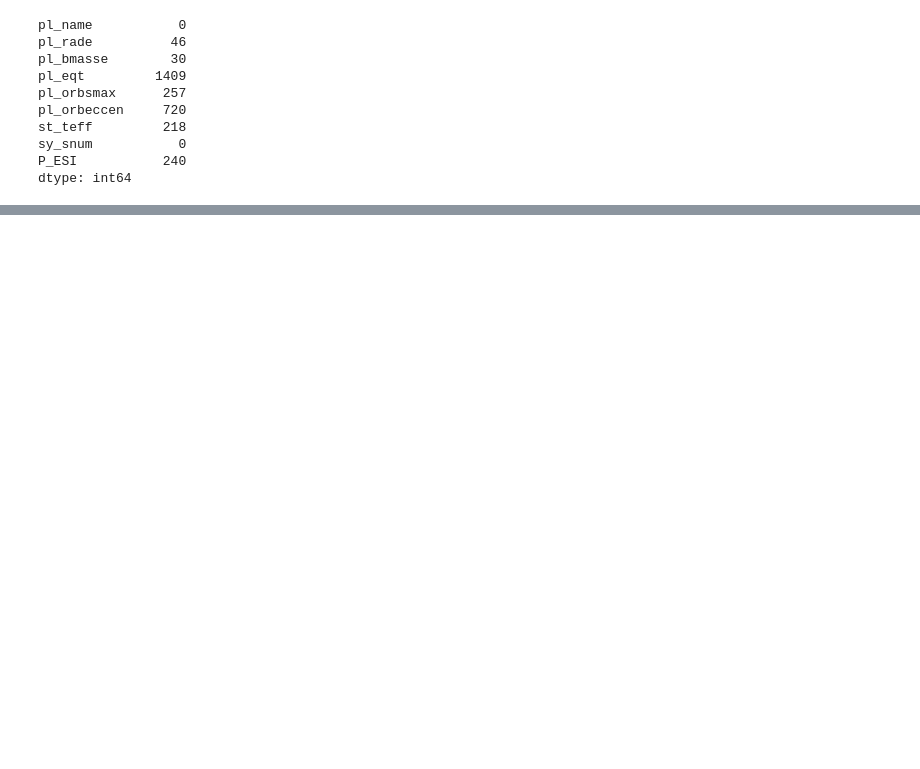
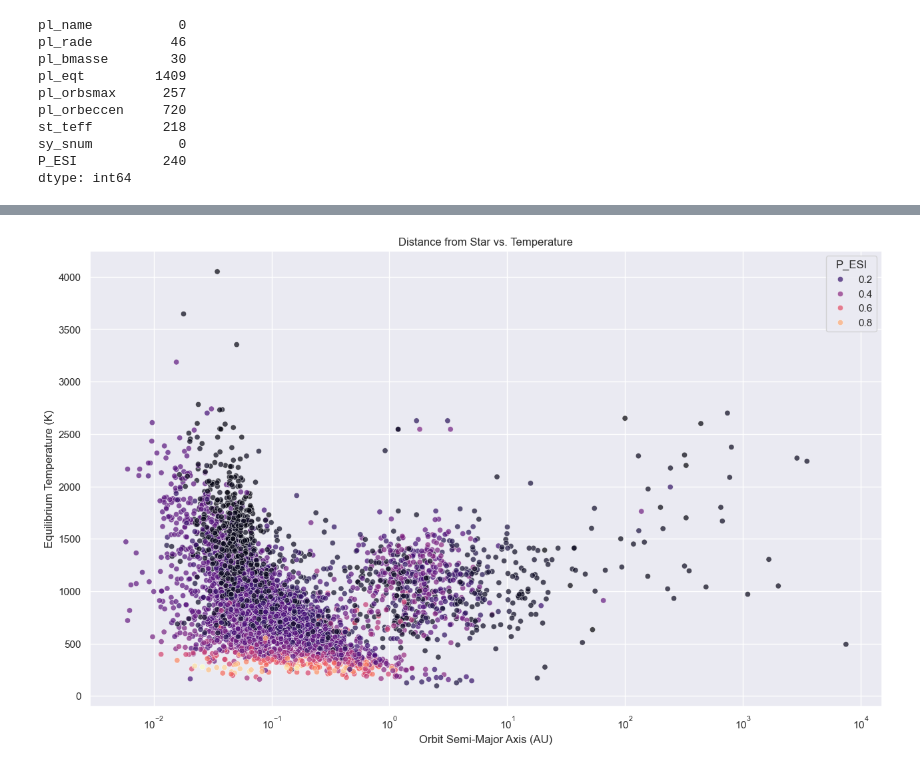
Before and after one commit to Astrowalid/exohabx, a Jupyter notebook: exoplanet.ipynb, the cells around one changed output, grey strips where cells are left out. Drawn from its saved outputs; the diff is of its cells as text; code cells hidden in the pictures; blank space fills up the shorter version.

```diff
--- a/exoplanet.ipynb
+++ b/exoplanet.ipynb
@@ -99,0 +222,20 @@ dtype: int64
+# %%
+# 4. Habitability: Distance vs. Temperature
+plt.subplot(2, 2, 4)
+sns.scatterplot(
+    data=final_df,
+    x='pl_orbsmax',
+    y='pl_eqt',
+    hue='P_ESI',
+    palette='magma',
+    alpha=0.7
+)
+plt.xscale('log')
+plt.title('Distance from Star vs. Temperature')
+plt.xlabel('Orbit Semi-Major Axis (AU)')
+plt.ylabel('Equilibrium Temperature (K)')
+
+plt.tight_layout()
+plt.show()
+# %% [output]
+[figure, added]
```
Also changed, not shown: parts of 27 cells of this notebook.
